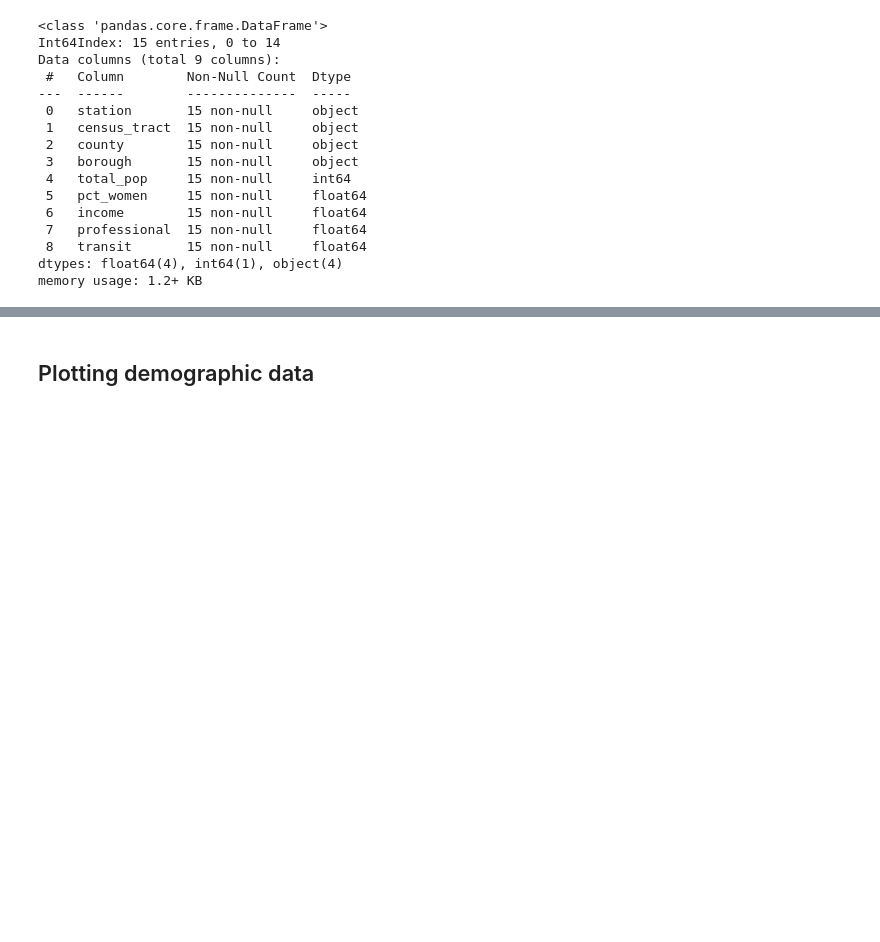
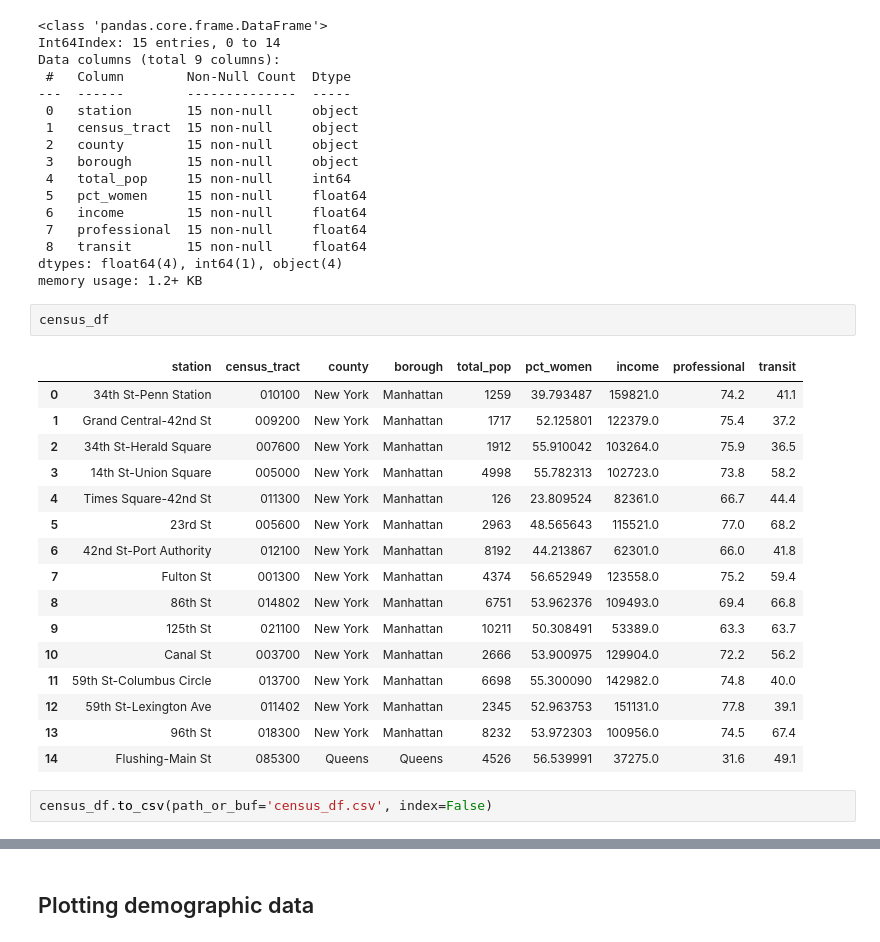
Before and after one commit to gjj425/MTA_EDA_Project, a Jupyter notebook: demographic_data.ipynb, the cells around one changed output, grey strips where cells are left out. Drawn from its saved outputs; the diff is of its cells as text; blank space fills up the shorter version.

```diff
--- a/demographic_data.ipynb
+++ b/demographic_data.ipynb
@@ -559,3 +613,24 @@ Data columns (total 9 columns):
  8   transit       15 non-null     float64
 dtypes: float64(4), int64(1), object(4)
 memory usage: 1.2+ KB
+# %%
+census_df
+# %% [output]
+|  | station | census_tract | county | borough | total_pop | pct_women | income | professional | transit |
+| 0 | 34th St-Penn Station | 010100 | New York | Manhattan | 1259 | 39.793487 | 159821.0 | 74.2 | 41.1 |
+| 1 | Grand Central-42nd St | 009200 | New York | Manhattan | 1717 | 52.125801 | 122379.0 | 75.4 | 37.2 |
+| 2 | 34th St-Herald Square | 007600 | New York | Manhattan | 1912 | 55.910042 | 103264.0 | 75.9 | 36.5 |
+| 3 | 14th St-Union Square | 005000 | New York | Manhattan | 4998 | 55.782313 | 102723.0 | 73.8 | 58.2 |
+| 4 | Times Square-42nd St | 011300 | New York | Manhattan | 126 | 23.809524 | 82361.0 | 66.7 | 44.4 |
+| 5 | 23rd St | 005600 | New York | Manhattan | 2963 | 48.565643 | 115521.0 | 77.0 | 68.2 |
+| 6 | 42nd St-Port Authority | 012100 | New York | Manhattan | 8192 | 44.213867 | 62301.0 | 66.0 | 41.8 |
+| 7 | Fulton St | 001300 | New York | Manhattan | 4374 | 56.652949 | 123558.0 | 75.2 | 59.4 |
+| 8 | 86th St | 014802 | New York | Manhattan | 6751 | 53.962376 | 109493.0 | 69.4 | 66.8 |
+| 9 | 125th St | 021100 | New York | Manhattan | 10211 | 50.308491 | 53389.0 | 63.3 | 63.7 |
+| 10 | Canal St | 003700 | New York | Manhattan | 2666 | 53.900975 | 129904.0 | 72.2 | 56.2 |
+| 11 | 59th St-Columbus Circle | 013700 | New York | Manhattan | 6698 | 55.300090 | 142982.0 | 74.8 | 40.0 |
+| 12 | 59th St-Lexington Ave | 011402 | New York | Manhattan | 2345 | 52.963753 | 151131.0 | 77.8 | 39.1 |
+| 13 | 96th St | 018300 | New York | Manhattan | 8232 | 53.972303 | 100956.0 | 74.5 | 67.4 |
+| 14 | Flushing-Main St | 085300 | Queens | Queens | 4526 | 56.539991 | 37275.0 | 31.6 | 49.1 |
+# %%
+census_df.to_csv(path_or_buf='census_df.csv', index=False)
```
Also changed, not shown: parts of 18 cells of this notebook.
